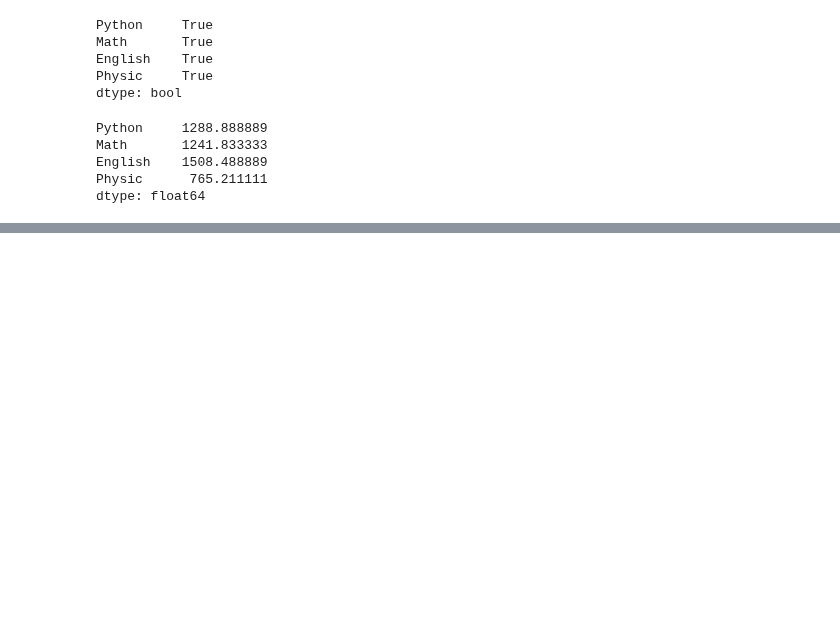
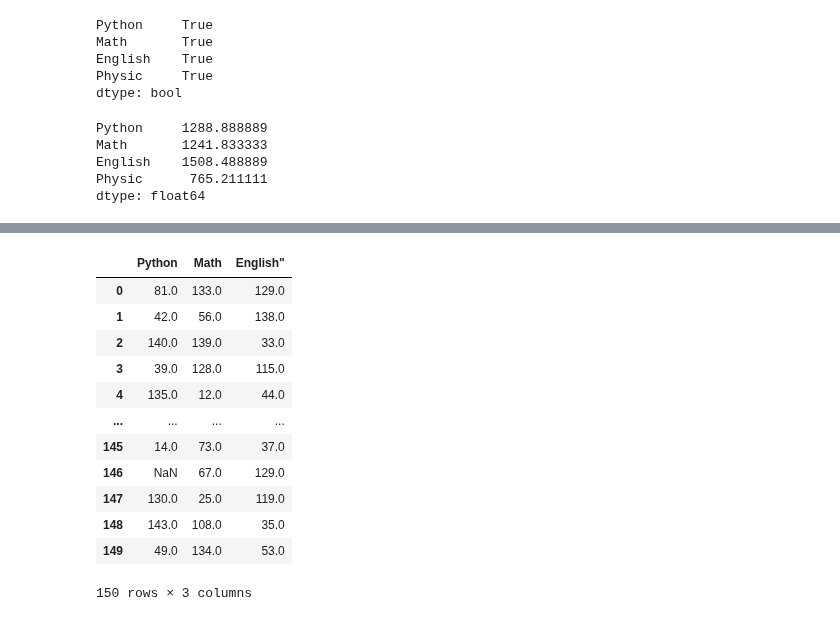
Before and after one commit to TinyHandsome/BookStudy, a Jupyter notebook: python_projects/2-千峰数据分析/7-pandas.ipynb, the cells around one changed output, grey strips where cells are left out. Saved outputs shown, nothing was run; the diff lists cells and outputs as text; code cells hidden in the pictures; blank space fills up the shorter version.

```diff
--- a/python_projects/2-千峰数据分析/7-pandas.ipynb
+++ b/python_projects/2-千峰数据分析/7-pandas.ipynb
@@ -511,0 +708,16 @@ dtype: float64
+# %%
+df
+# %% [output]
+|  | Python | Math | English" |
+| 0 | 81.0 | 133.0 | 129.0 |
+| 1 | 42.0 | 56.0 | 138.0 |
+| 2 | 140.0 | 139.0 | 33.0 |
+| 3 | 39.0 | 128.0 | 115.0 |
+| 4 | 135.0 | 12.0 | 44.0 |
+| ... | ... | ... | ... |
+| 145 | 14.0 | 73.0 | 37.0 |
+| 146 | NaN | 67.0 | 129.0 |
+| 147 | 130.0 | 25.0 | 119.0 |
+| 148 | 143.0 | 108.0 | 35.0 |
+| 149 | 49.0 | 134.0 | 53.0 |
+150 rows × 3 columns
```
Also changed, not shown: parts of 28 cells of this notebook, 7 other files.
